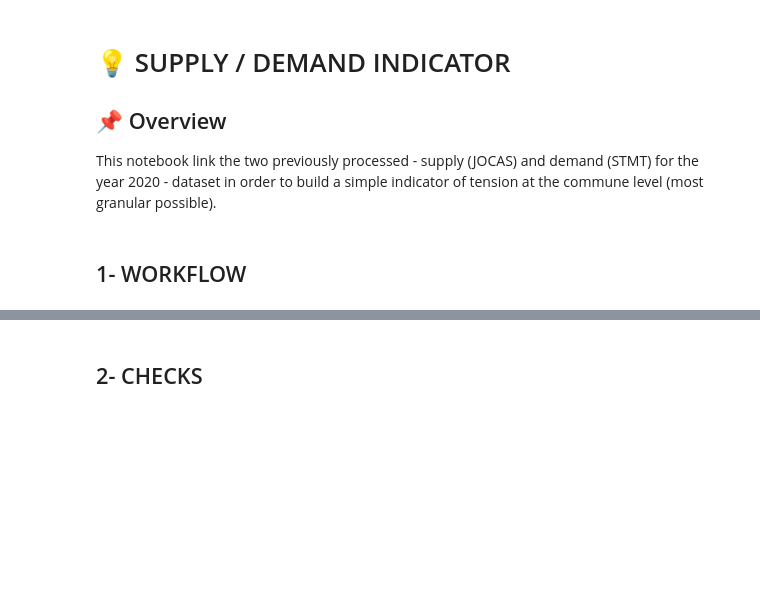
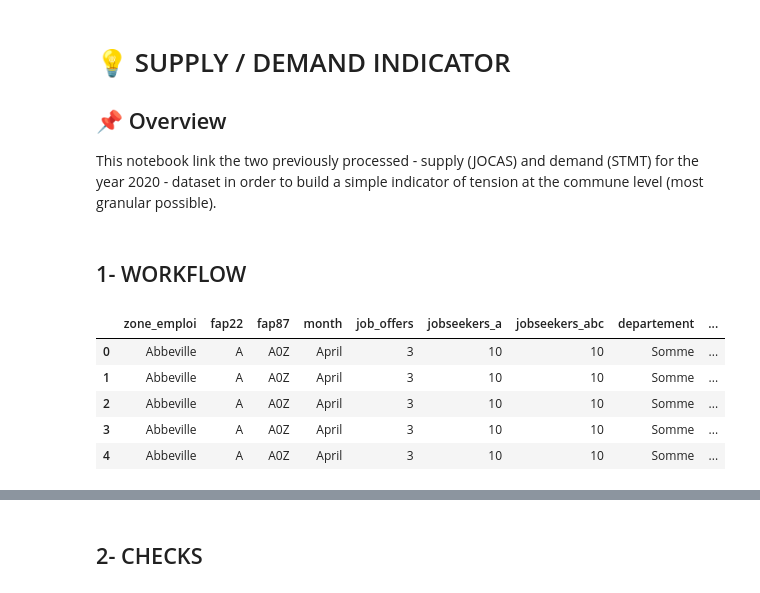
Before and after one commit to cynthia-francis/Project-LabourMarketTensions, a Jupyter notebook: src/ratio_supply_demand_indicator.ipynb, the cells around one changed output, grey strips where cells are left out. Cells and saved outputs as stored; diff of their text form; code cells hidden in the pictures; blank space fills up the shorter version.

```diff
--- a/src/ratio_supply_demand_indicator.ipynb
+++ b/src/ratio_supply_demand_indicator.ipynb
@@ -174,0 +66,76 @@ df = df.merge(ze_shp, left_on="zone_emploi", right_on="libze2020", how="left")
+# %%
+# ---------------------------------------------------
+# MERGE JOB OFFERS AND DEMAND DATA
+# ---------------------------------------------------
+df = jocas.merge(stmt, on=["commune", "fap87", "month"], how="outer")
+
+# ---------------------------------------------------
+# PROCESS COMMUNES TO ZONE-D'EMPLOI DATA
+# ---------------------------------------------------
+# Rename columns for clarity
+comm_to_ze.rename(columns={"LIBGEO": "commune", "LIBZE2020": "zone_emploi"}, inplace=True)
+
+# Standardize commune names: remove accents, convert to lowercase, replace hyphens/apostrophes, and normalize "St." to "saint"
+def standardize_commune(name):
+    if pd.isna(name):
+        return None
+    name = unidecode.unidecode(name.lower().strip())
+    name = re.sub(r"[-'’]", " ", name)
+    name = re.sub(r"\bst[ .]", "saint ", name)
+    return name
+
+comm_to_ze["commune"] = comm_to_ze["commune"].apply(standardize_commune)
+
+# Merge the standardized communes data
+df = df.merge(comm_to_ze, on="commune", how="left")
+
+# ---------------------------------------------------
+# AGGREGATE DATA BY ZONE D'EMPLOI, FAPs, AND MONTH
+# ---------------------------------------------------
+
+# Aggregate to FAP87 level
+df = df.groupby(["zone_emploi", "fap22", "fap87", "month"], as_index=False).agg(
+    job_offers=("job_offers_fap87", "sum"),
+    jobseekers_a=("jobseeker_a", "sum"),
+    jobseekers_abc=("jobseeker_abc", "sum"),
+    departement=("DEP", "first"),
+    region=("REG", "first")
+)
+# ---------------------------------------------------
+# MAP DEPARTEMENT AND REGION NAMES
+# ---------------------------------------------------
+# Ensure that the initial dep/reg code are strings
+df["departement"] = df["departement"].astype(str)
+df["region"] = df["region"].astype(str)
+
+# Ensure department numbers are two digits
+departement["Département\nNuméro"] = departement["Département\nNuméro"].astype(str).str.zfill(2)
+dept_mapping = departement.set_index("Département\nNuméro")["Département\nNom"].to_dict()
+df["departement"] = df["departement"].map(dept_mapping)
+
+reg_mapping = departement.set_index("Département\nNom")["Région"].to_dict()
+df["region"] = df["departement"].map(reg_mapping)
+
+# ---------------------------------------------------
+# PRE-PROCESS DATA AND HANDLE ZEROS
+# ---------------------------------------------------
+df["job_offers"] = pd.to_numeric(df["job_offers"], errors="coerce").fillna(0).astype(int)
+df["jobseekers_a"] = pd.to_numeric(df["jobseekers_a"], errors="coerce").fillna(0).astype(int)
+df["jobseekers_abc"] = pd.to_numeric(df["jobseekers_abc"], errors="coerce").fillna(0).astype(int)
+
+# Merge fap87 family information
+df = df.merge(rome_fap[["fap22", "famille_pro22", "fap87", "famille_pro87"]], on=["fap22", "fap87"], how="left")
+
+# Adjust zeros to avoid division issues.
+df["job_offers"] = np.where(df["job_offers"] == 0, 0, df["job_offers"])
+df["jobseekers_a"] = np.where(df["jobseekers_a"] == 0, 1, df["jobseekers_a"])
+df["jobseekers_abc"] = np.where(df["jobseekers_abc"] == 0, 1, df["jobseekers_abc"]) #AQUI
+
+df.head()
+# %% [output]
+|  | zone_emploi | fap22 | fap87 | month | job_offers | jobseekers_a | jobseekers_abc | departement | ... |
+| 0 | Abbeville | A | A0Z | April | 3 | 10 | 10 | Somme | ... |
+| 1 | Abbeville | A | A0Z | April | 3 | 10 | 10 | Somme | ... |
+| 2 | Abbeville | A | A0Z | April | 3 | 10 | 10 | Somme | ... |
+| 3 | Abbeville | A | A0Z | April | 3 | 10 | 10 | Somme | ... |
+| 4 | Abbeville | A | A0Z | April | 3 | 10 | 10 | Somme | ... |
```
Also changed, not shown: parts of 14 cells of this notebook, 2 other files.
